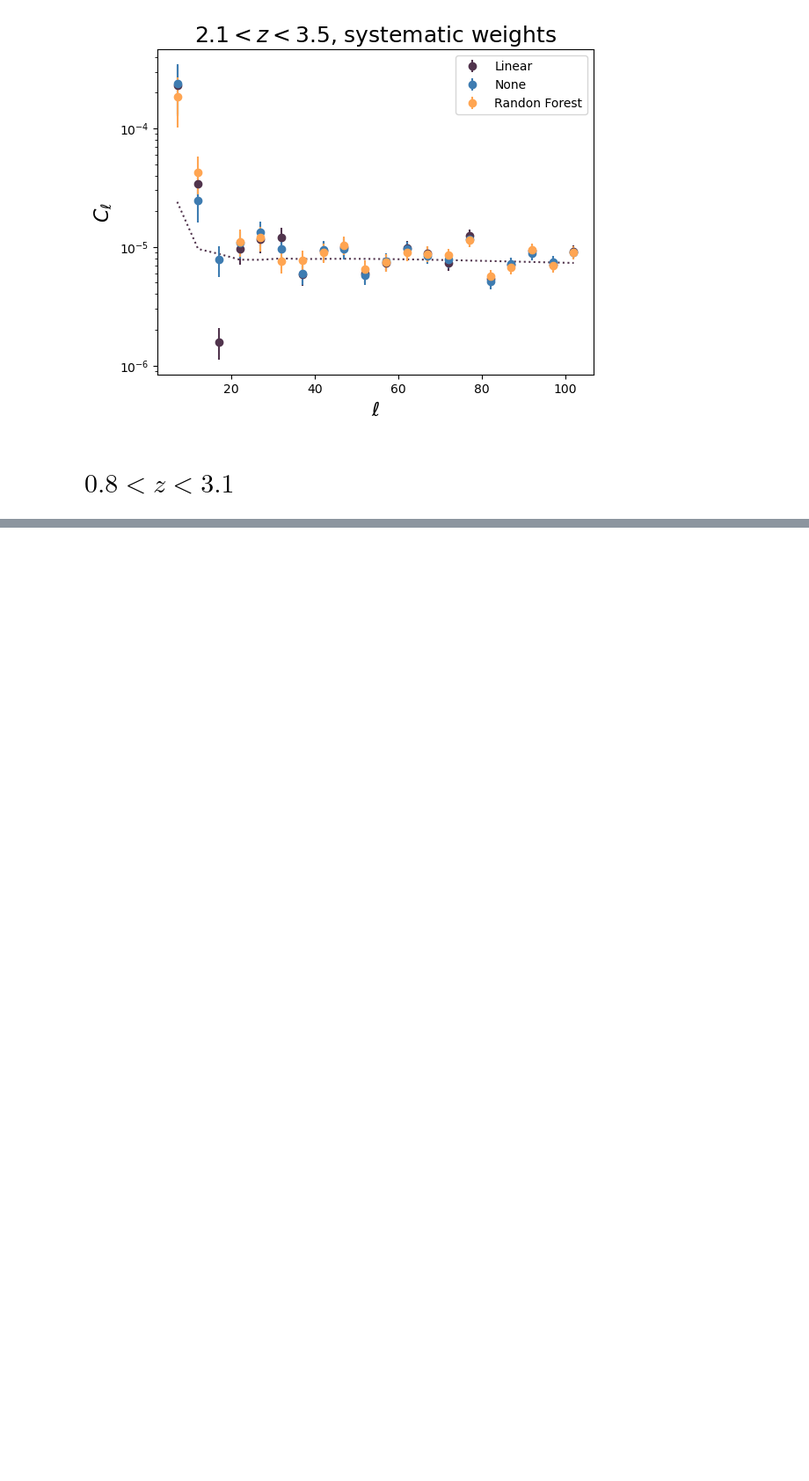
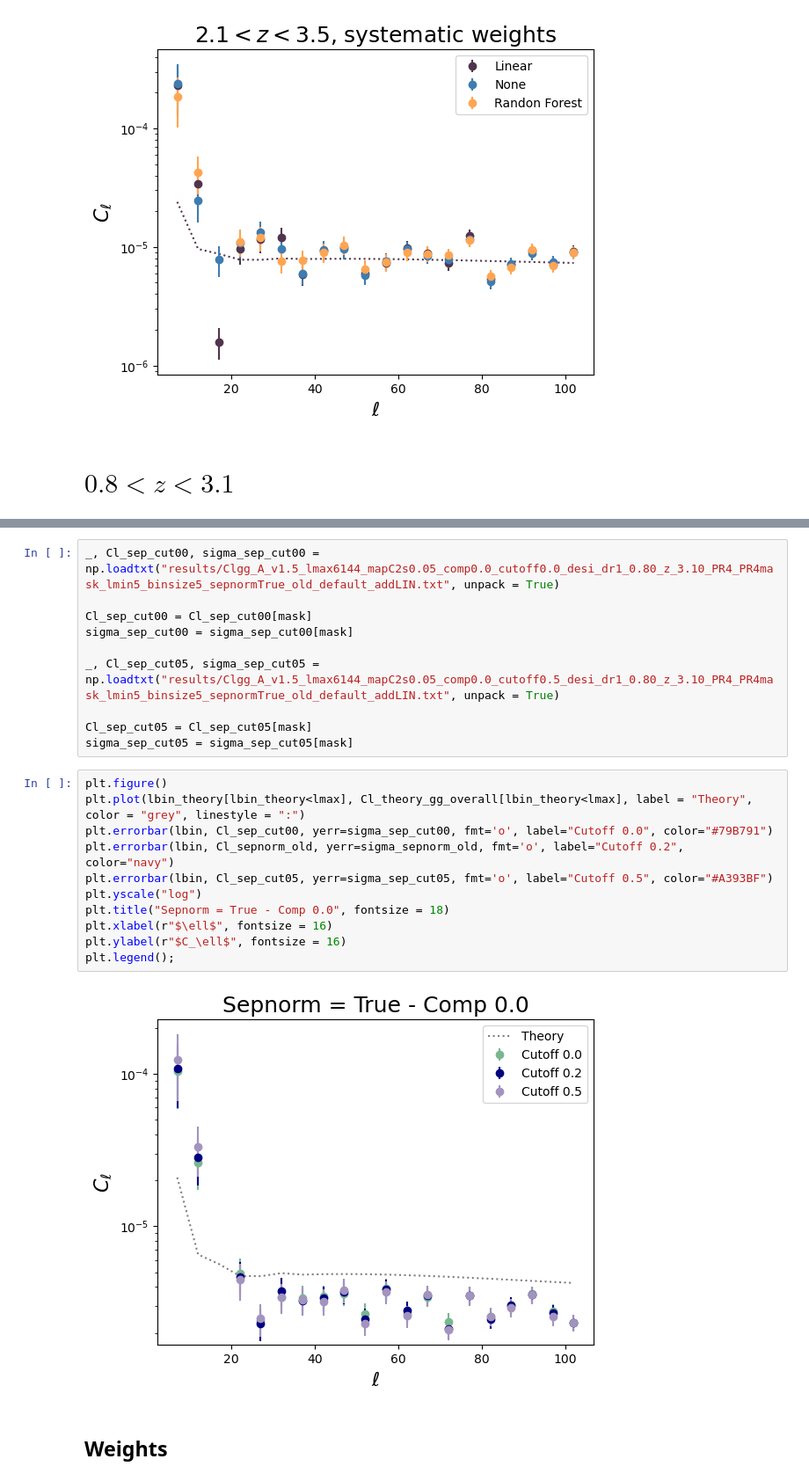
Before and after one commit to sofiachiarenza/DESI_X_BLAST, a Jupyter notebook: tests.ipynb, the cells around one changed output, grey strips where cells are left out. Shown at 88% size. Saved outputs shown, nothing was run; the diff lists cells and outputs as text; blank space fills up the shorter version.

```diff
--- a/tests.ipynb
+++ b/tests.ipynb
@@ -376,0 +455,25 @@ plt.legend();
+# %%
+_, Cl_sep_cut00, sigma_sep_cut00 = np.loadtxt("results/Clgg_A_v1.5_lmax6144_mapC2s0.05_comp0.0_cutoff0.0_desi_dr1_0.80_z_3.10_PR4_PR4mask_lmin5_binsize5_sepnormTrue_old_default_addLIN.txt", unpack = True)
+
+Cl_sep_cut00 = Cl_sep_cut00[mask]
+sigma_sep_cut00 = sigma_sep_cut00[mask]
+
+_, Cl_sep_cut05, sigma_sep_cut05 = np.loadtxt("results/Clgg_A_v1.5_lmax6144_mapC2s0.05_comp0.0_cutoff0.5_desi_dr1_0.80_z_3.10_PR4_PR4mask_lmin5_binsize5_sepnormTrue_old_default_addLIN.txt", unpack = True)
+
+Cl_sep_cut05 = Cl_sep_cut05[mask]
+sigma_sep_cut05 = sigma_sep_cut05[mask]
+# %%
+plt.figure()
+plt.plot(lbin_theory[lbin_theory<lmax], Cl_theory_gg_overall[lbin_theory<lmax], label = "Theory", color = "grey", linestyle = ":")
+plt.errorbar(lbin, Cl_sep_cut00, yerr=sigma_sep_cut00, fmt='o', label="Cutoff 0.0", color="#79B791")
+plt.errorbar(lbin, Cl_sepnorm_old, yerr=sigma_sepnorm_old, fmt='o', label="Cutoff 0.2", color="navy")
+plt.errorbar(lbin, Cl_sep_cut05, yerr=sigma_sep_cut05, fmt='o', label="Cutoff 0.5", color="#A393BF")
+plt.yscale("log")
+plt.title("Sepnorm = True - Comp 0.0", fontsize = 18)
+plt.xlabel(r"$\ell$", fontsize = 16)
+plt.ylabel(r"$C_\ell$", fontsize = 16)
+plt.legend();
+# %% [output]
+[figure, added]
+# %% [markdown]
+## Weights
```
Also changed, not shown: parts of 13 cells of this notebook.
